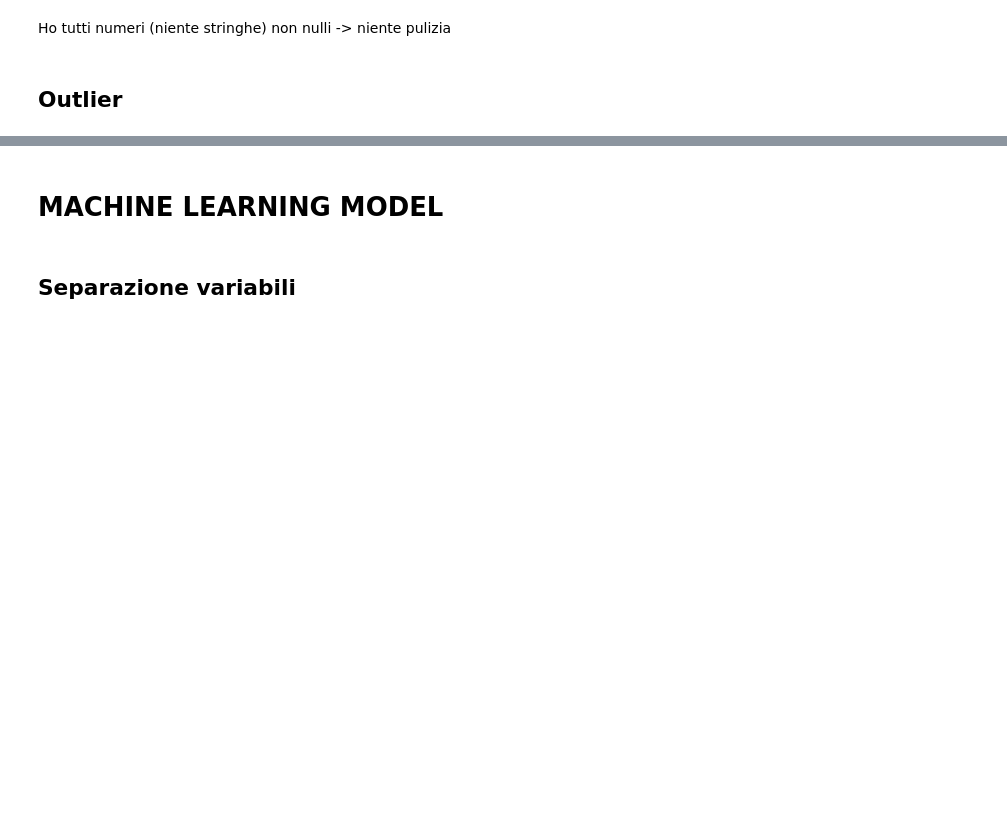
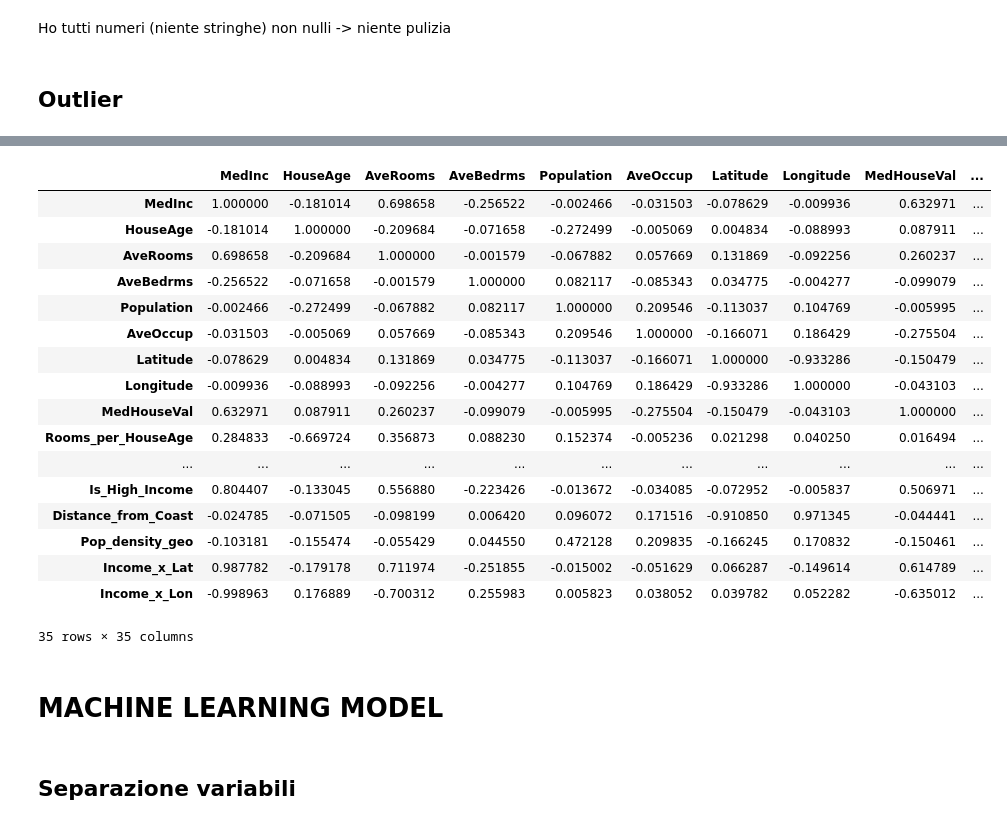
Before and after one commit to ashuraWho/Anzellotti_DepositoCorso, a Jupyter notebook: CORSO PYTHON/19. Mar 09-12-2025/California Data/analisi.ipynb, the cells around one changed output, grey strips where cells are left out. Cells and saved outputs as stored; diff of their text form; code cells hidden in the pictures; blank space fills up the shorter version.

```diff
--- a/CORSO PYTHON/19. Mar 09-12-2025/California Data/analisi.ipynb
+++ b/CORSO PYTHON/19. Mar 09-12-2025/California Data/analisi.ipynb
@@ -92,3 +274,24 @@ memory usage: 1.2 MB
+# %%
+display(corr)
+# %% [output]
+|  | MedInc | HouseAge | AveRooms | AveBedrms | Population | AveOccup | Latitude | Longitude | MedHouseVal | ... |
+| MedInc | 1.000000 | -0.181014 | 0.698658 | -0.256522 | -0.002466 | -0.031503 | -0.078629 | -0.009936 | 0.632971 | ... |
+| HouseAge | -0.181014 | 1.000000 | -0.209684 | -0.071658 | -0.272499 | -0.005069 | 0.004834 | -0.088993 | 0.087911 | ... |
+| AveRooms | 0.698658 | -0.209684 | 1.000000 | -0.001579 | -0.067882 | 0.057669 | 0.131869 | -0.092256 | 0.260237 | ... |
+| AveBedrms | -0.256522 | -0.071658 | -0.001579 | 1.000000 | 0.082117 | -0.085343 | 0.034775 | -0.004277 | -0.099079 | ... |
+| Population | -0.002466 | -0.272499 | -0.067882 | 0.082117 | 1.000000 | 0.209546 | -0.113037 | 0.104769 | -0.005995 | ... |
+| AveOccup | -0.031503 | -0.005069 | 0.057669 | -0.085343 | 0.209546 | 1.000000 | -0.166071 | 0.186429 | -0.275504 | ... |
+| Latitude | -0.078629 | 0.004834 | 0.131869 | 0.034775 | -0.113037 | -0.166071 | 1.000000 | -0.933286 | -0.150479 | ... |
+| Longitude | -0.009936 | -0.088993 | -0.092256 | -0.004277 | 0.104769 | 0.186429 | -0.933286 | 1.000000 | -0.043103 | ... |
+| MedHouseVal | 0.632971 | 0.087911 | 0.260237 | -0.099079 | -0.005995 | -0.275504 | -0.150479 | -0.043103 | 1.000000 | ... |
+| Rooms_per_HouseAge | 0.284833 | -0.669724 | 0.356873 | 0.088230 | 0.152374 | -0.005236 | 0.021298 | 0.040250 | 0.016494 | ... |
+| ... | ... | ... | ... | ... | ... | ... | ... | ... | ... | ... |
+| Is_High_Income | 0.804407 | -0.133045 | 0.556880 | -0.223426 | -0.013672 | -0.034085 | -0.072952 | -0.005837 | 0.506971 | ... |
+| Distance_from_Coast | -0.024785 | -0.071505 | -0.098199 | 0.006420 | 0.096072 | 0.171516 | -0.910850 | 0.971345 | -0.044441 | ... |
+| Pop_density_geo | -0.103181 | -0.155474 | -0.055429 | 0.044550 | 0.472128 | 0.209835 | -0.166245 | 0.170832 | -0.150461 | ... |
+| Income_x_Lat | 0.987782 | -0.179178 | 0.711974 | -0.251855 | -0.015002 | -0.051629 | 0.066287 | -0.149614 | 0.614789 | ... |
+| Income_x_Lon | -0.998963 | 0.176889 | -0.700312 | 0.255983 | 0.005823 | 0.038052 | 0.039782 | 0.052282 | -0.635012 | ... |
+35 rows × 35 columns
 # %% [markdown]
 # MACHINE LEARNING MODEL
 # %% [markdown]
```
Also changed, not shown: parts of 18 cells of this notebook, 8 other files.
